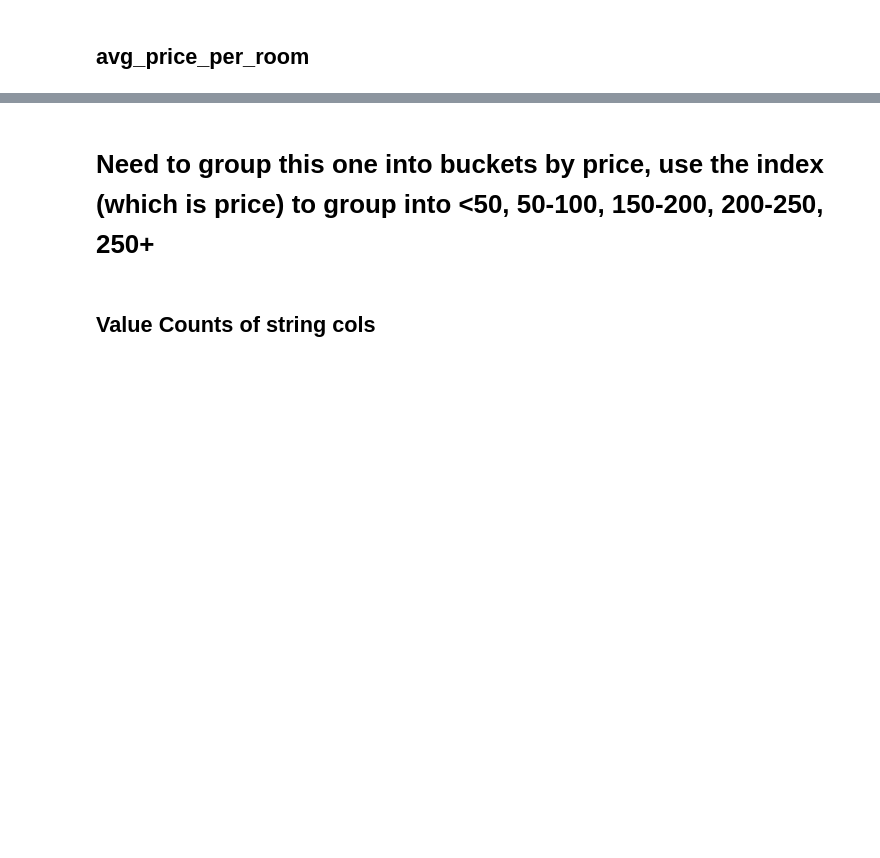
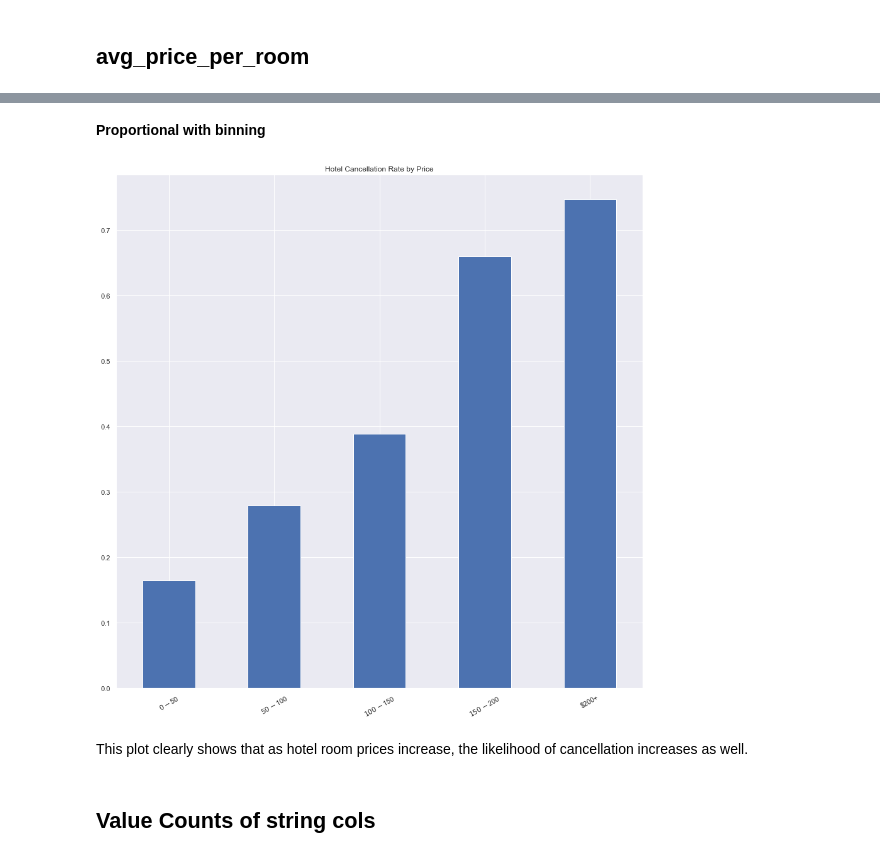
Before and after one commit to mduncan23/Hotel_Cancellation_Predictor, a Jupyter notebook: Hotel_Cancellation_Notebook.ipynb, the cells around one changed output, grey strips where cells are left out. Saved outputs shown, nothing was run; the diff lists cells and outputs as text; code cells hidden in the pictures; blank space fills up the shorter version.

```diff
--- a/Hotel_Cancellation_Notebook.ipynb
+++ b/Hotel_Cancellation_Notebook.ipynb
@@ -395,5 +414,20 @@ prop_price_df.plot();
-# %% [markdown]
-# Need to group this one into buckets by price, use the index (which is price) to group into <50, 50-100, 150-200, 200-250, 250+
+# %% [markdown]
+**Proportional with binning**
+# %%
+clean_price_df_t = clean_price_df.T.copy()
+# %%
+prop_clean_price_df = (clean_price_df_t['Canceled']/
+                           (clean_price_df_t['Canceled']
+                            +clean_price_df_t['Not_Canceled']))
+# %%
+fig, ax = plt.subplots(figsize=(15,15))
+prop_clean_price_df.plot(kind='bar', rot=30, ax=ax)
+
+ax.set_title('Hotel Cancellation Rate by Price');
+# %% [output]
+[figure, added]
+# %% [markdown]
+This plot clearly shows that as hotel room prices increase, the likelihood of cancellation increases as well.
 # %% [markdown]
 ## Value Counts of string cols
 # %%
```
Also changed, not shown: parts of 18 cells of this notebook.
